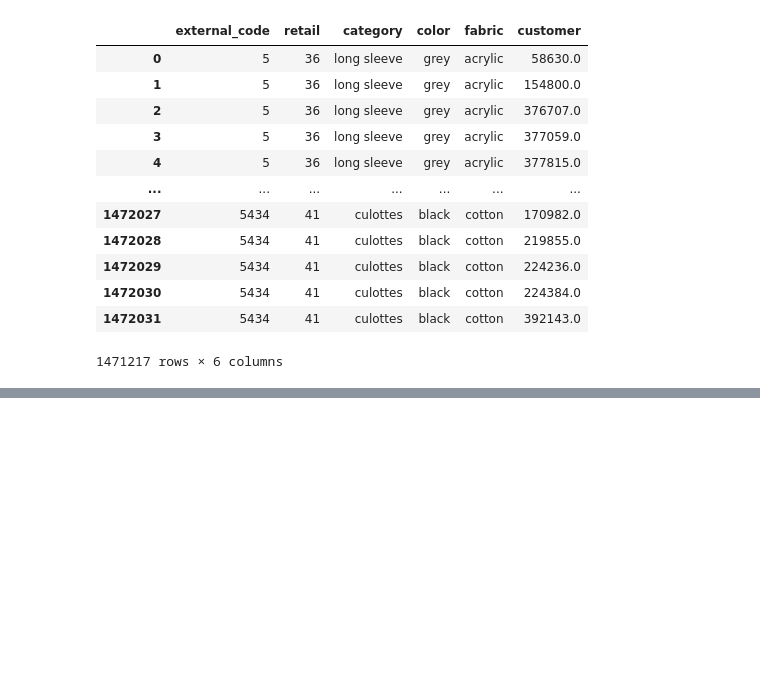
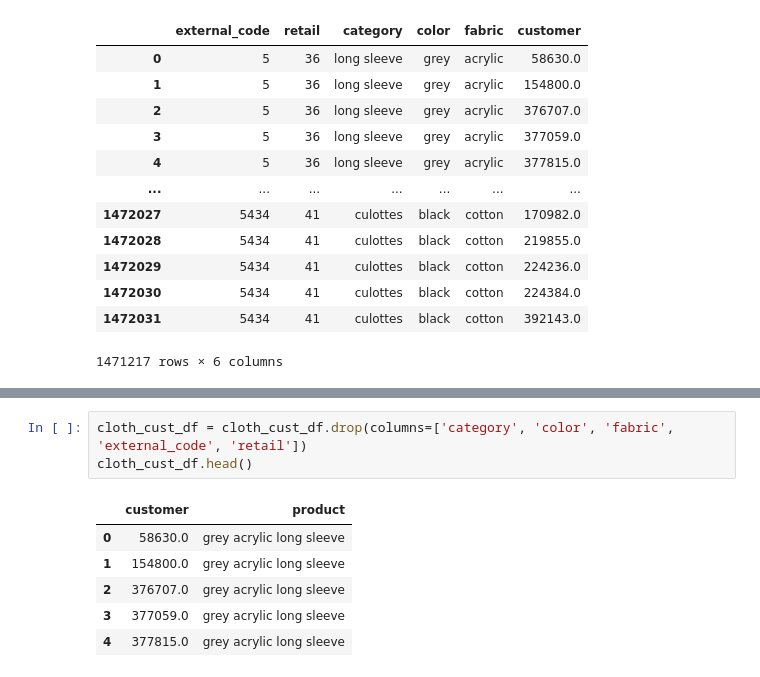
Before and after one commit to shlrley/girlCode, a Jupyter notebook: eda/eda_nb.ipynb, the cells around one changed output, grey strips where cells are left out. Saved outputs shown, nothing was run; the diff lists cells and outputs as text; blank space fills up the shorter version.

```diff
--- a/eda/eda_nb.ipynb
+++ b/eda/eda_nb.ipynb
@@ -71,0 +85,10 @@ cloth_cust_df.dropna()
+# %%
+cloth_cust_df = cloth_cust_df.drop(columns=['category', 'color', 'fabric', 'external_code', 'retail'])
+cloth_cust_df.head()
+# %% [output]
+|  | customer | product |
+| 0 | 58630.0 | grey acrylic long sleeve |
+| 1 | 154800.0 | grey acrylic long sleeve |
+| 2 | 376707.0 | grey acrylic long sleeve |
+| 3 | 377059.0 | grey acrylic long sleeve |
+| 4 | 377815.0 | grey acrylic long sleeve |
```
Also changed, not shown: parts of 15 cells of this notebook, 2 other files.
